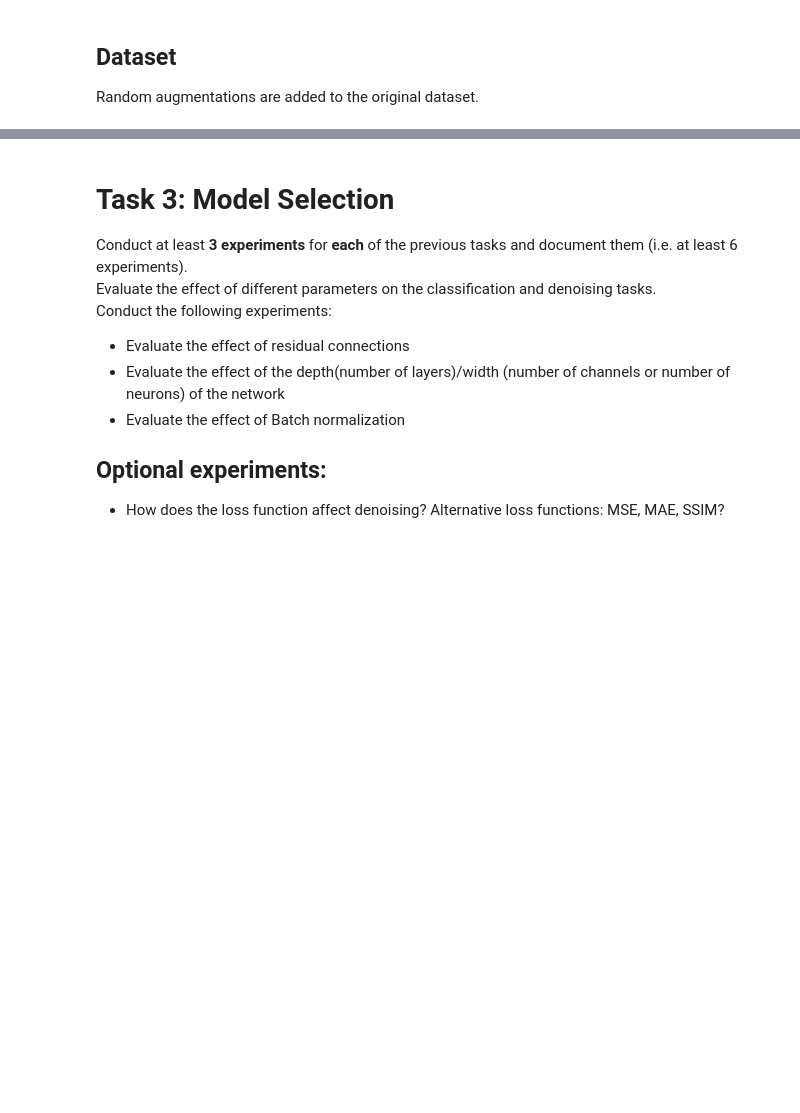
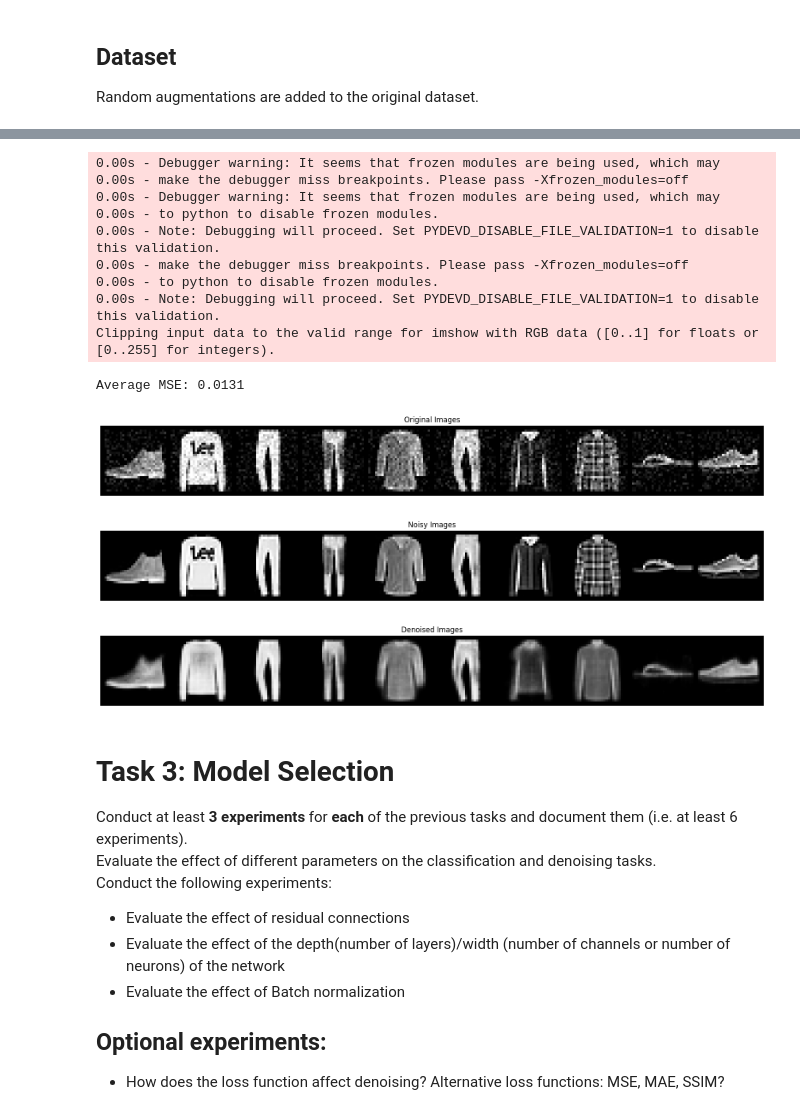
Before and after one commit to damlakayikci/Automatic-Image-Analysis, a Jupyter notebook: prj2/Assignment 2.1/Assignment-2-1.ipynb, the cells around one changed output, grey strips where cells are left out. Saved outputs shown, nothing was run; the diff lists cells and outputs as text; code cells hidden in the pictures; blank space fills up the shorter version.

Commit message:
add: image denoising

```diff
--- a/prj2/Assignment 2.1/Assignment-2-1.ipynb
+++ b/prj2/Assignment 2.1/Assignment-2-1.ipynb
@@ -218,0 +258,3 @@ plt.show()
+# %%
+# Task 2.2: Define optimization procedure for denoising
+optimizer = optim.Adam(denoiser.parameters(), lr=0.001)
@@ -219,3 +291,54 @@ plt.show()
+# %%
+# Task 2.4: Evaluate the denoising network
+
+def evaluate_denoising(denoiser, test_loader):
+    denoiser.eval()
+    total_mse = 0
+    count = 0
+
+    with torch.no_grad():
+        for images, labels in test_loader:
+            outputs = denoiser(images)
+            total_mse += nn.functional.mse_loss(outputs, labels).item()
+            count += 1
+
+    average_mse = total_mse / count
+    print(f'Average MSE: {average_mse:.4f}')
+
+# Calling the evaluation function
+evaluate_denoising(denoiser, test_loader)
+
+# Displaying images for visual comparison
+def show_images(images, title):
+    # Assuming 'images' is a list of tensors already in the correct format
+    images = torch.stack(images)  # Stacks tensors along a new dimension
+    images = torchvision.utils.make_grid(images, nrow=10)
+    plt.figure(figsize=(20, 10))
+    plt.imshow(images.permute(1, 2, 0))
+    plt.title(title)
+    plt.axis('off')
+    plt.show()
+
+# Show original, noisy, and denoised images
+# Show original, noisy, and denoised images
+show_images([test_dataset[i][0] for i in range(10)], "Noisy Images")
+show_images([test_dataset[i][1] for i in range(10)], "Original Images")
+denoised_images = [denoiser(test_dataset[i][1].unsqueeze(0)).squeeze(0).detach() for i in range(10)]
+show_images(denoised_images, "Denoised Images")
+# %% [output]
+0.00s - Debugger warning: It seems that frozen modules are being used, which may
+0.00s - make the debugger miss breakpoints. Please pass -Xfrozen_modules=off
+0.00s - Debugger warning: It seems that frozen modules are being used, which may
+0.00s - to python to disable frozen modules.
+0.00s - Note: Debugging will proceed. Set PYDEVD_DISABLE_FILE_VALIDATION=1 to disable this validation.
+0.00s - make the debugger miss breakpoints. Please pass -Xfrozen_modules=off
+0.00s - to python to disable frozen modules.
+0.00s - Note: Debugging will proceed. Set PYDEVD_DISABLE_FILE_VALIDATION=1 to disable this validation.
+Clipping input data to the valid range for imshow with RGB data ([0..1] for floats or [0..255] for integers).
+Average MSE: 0.0131
+[figure, added]
+[figure, added]
+[figure, added]
 # %% [markdown]
 # Task 3: Model Selection
 
```
Also changed, not shown: parts of 5 cells of this notebook.
